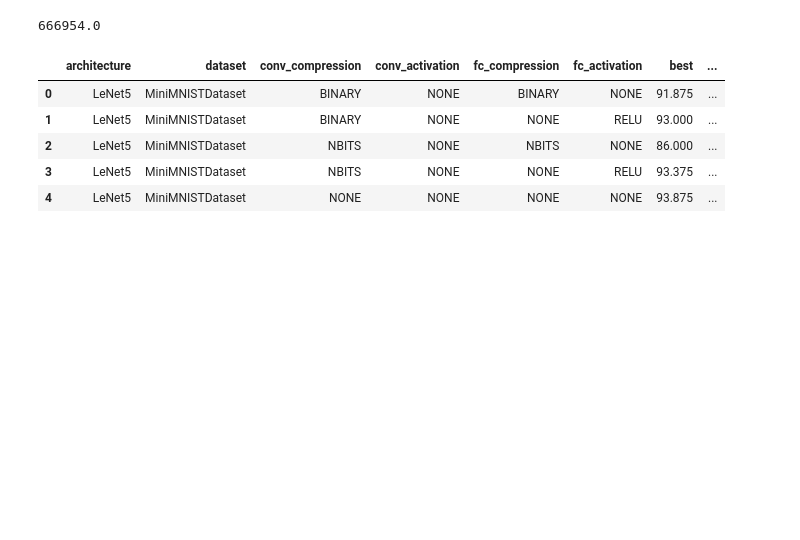
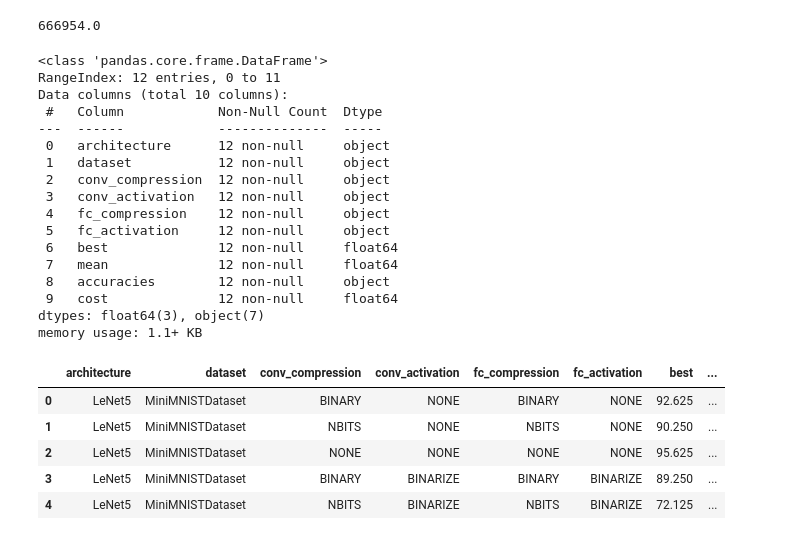
Before and after one commit to DiceNameIsMy/neural-networks-compression, a Jupyter notebook: src/notebooks/experiment1.ipynb, the cells around one changed output. Cells and saved outputs as stored; diff of their text form; code cells hidden in the pictures; blank space fills up the shorter version.

```diff
--- a/src/notebooks/experiment1.ipynb
+++ b/src/notebooks/experiment1.ipynb
@@ -31,16 +31,38 @@ evaluator.evaluate_complexity(params)
 # %%
 
 import pandas as pd
 
+from src.experiment1 import run_on_dataset
 
-df = pd.read_csv("experiment1_MiniMNIST32x32Dataset_results.csv")
+
+# df = run_on_dataset(MiniMNIST32x32Dataset, 3, 1)
+# df.to_csv("tmp.csv", index=False)
+df = pd.read_csv("tmp.csv")
+df.info()
 df.head()
 # %% [output]
+<class 'pandas.core.frame.DataFrame'>
+RangeIndex: 12 entries, 0 to 11
+Data columns (total 10 columns):
+ #   Column            Non-Null Count  Dtype
+---  ------            --------------  -----
+ 0   architecture      12 non-null     object
+ 1   dataset           12 non-null     object
+ 2   conv_compression  12 non-null     object
+ 3   conv_activation   12 non-null     object
+ 4   fc_compression    12 non-null     object
+ 5   fc_activation     12 non-null     object
+ 6   best              12 non-null     float64
+ 7   mean              12 non-null     float64
+ 8   accuracies        12 non-null     object
+ 9   cost              12 non-null     float64
+dtypes: float64(3), object(7)
+memory usage: 1.1+ KB
 |  | architecture | dataset | conv_compression | conv_activation | fc_compression | fc_activation | best | ... |
-| 0 | LeNet5 | MiniMNISTDataset | BINARY | NONE | BINARY | NONE | 91.875 | ... |
-| 1 | LeNet5 | MiniMNISTDataset | BINARY | NONE | NONE | RELU | 93.000 | ... |
-| 2 | LeNet5 | MiniMNISTDataset | NBITS | NONE | NBITS | NONE | 86.000 | ... |
-| 3 | LeNet5 | MiniMNISTDataset | NBITS | NONE | NONE | RELU | 93.375 | ... |
-| 4 | LeNet5 | MiniMNISTDataset | NONE | NONE | NONE | NONE | 93.875 | ... |
+| 0 | LeNet5 | MiniMNISTDataset | BINARY | NONE | BINARY | NONE | 92.625 | ... |
+| 1 | LeNet5 | MiniMNISTDataset | NBITS | NONE | NBITS | NONE | 90.250 | ... |
+| 2 | LeNet5 | MiniMNISTDataset | NONE | NONE | NONE | NONE | 95.625 | ... |
+| 3 | LeNet5 | MiniMNISTDataset | BINARY | BINARIZE | BINARY | BINARIZE | 89.250 | ... |
+| 4 | LeNet5 | MiniMNISTDataset | NBITS | BINARIZE | NBITS | BINARIZE | 72.125 | ... |
 # %%
 relu_df = df.loc[df["conv_activation"] == "RELU"]
```
Also changed, not shown: parts of 4 cells of this notebook, 7 other files.
